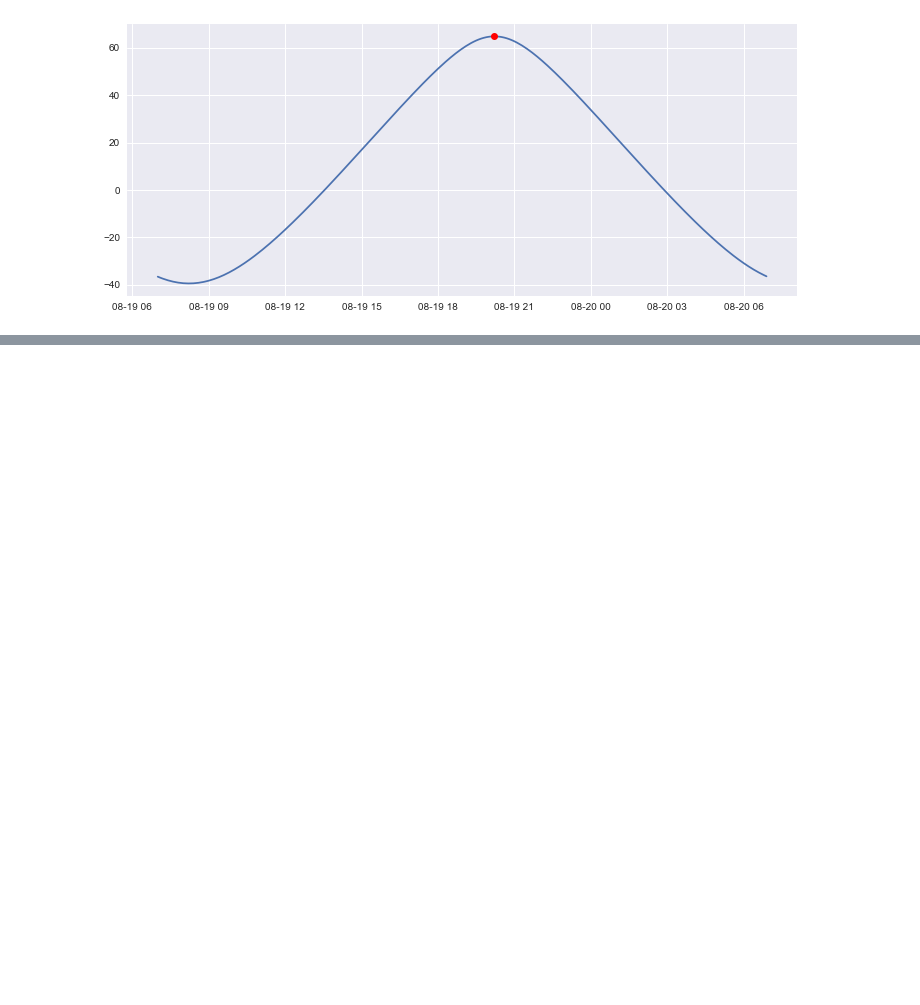
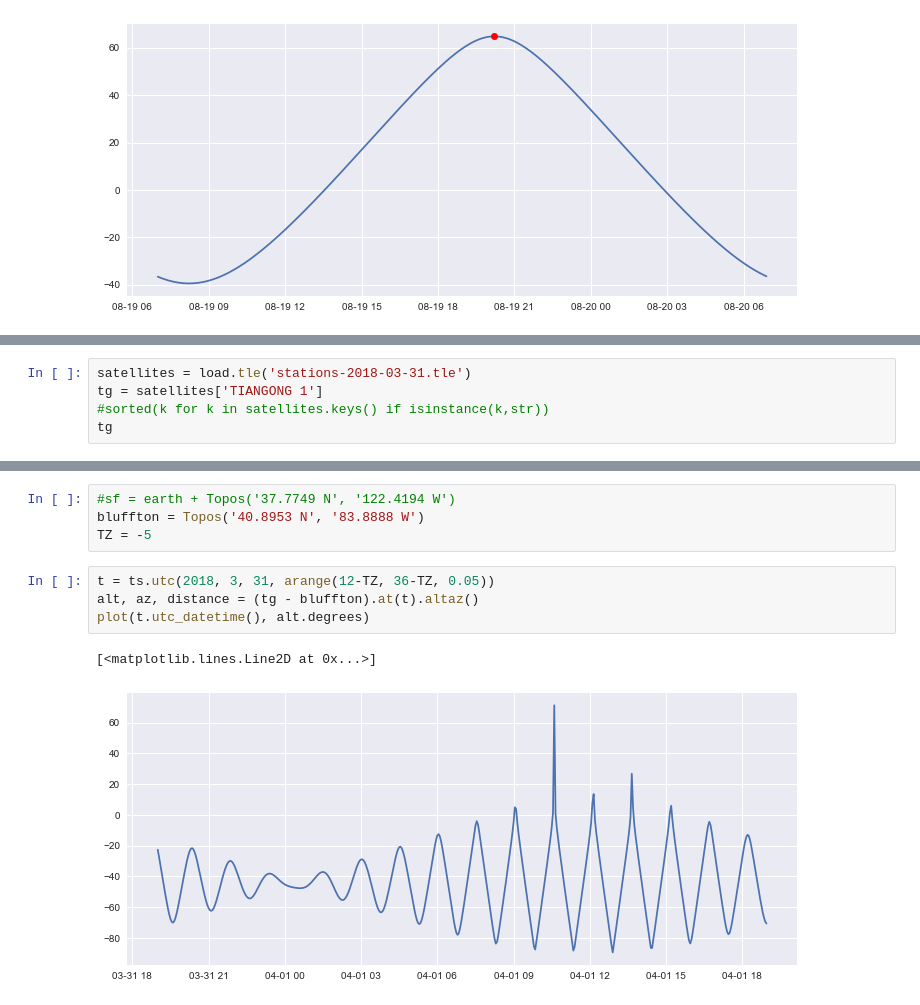
Before and after one commit to skyfielders/astronomy-notebooks, a Jupyter notebook: Talks/2018-08-pybay.ipynb, the cells around one changed output, grey strips where cells are left out. Saved outputs shown, nothing was run; the diff lists cells and outputs as text; blank space fills up the shorter version.

Commit message:
Start graphing satellite altitude

```diff
--- a/Talks/2018-08-pybay.ipynb
+++ b/Talks/2018-08-pybay.ipynb
@@ -624,0 +620,5 @@ plot(t.utc_datetime(), sunalt(t), 'ro')
+# %%
+satellites = load.tle('stations-2018-03-31.tle')
+tg = satellites['TIANGONG 1']
+#sorted(k for k in satellites.keys() if isinstance(k,str))
+tg
@@ -624,0 +627,11 @@ plot(t.utc_datetime(), sunalt(t), 'ro')
+# %%
+#sf = earth + Topos('37.7749 N', '122.4194 W')
+bluffton = Topos('40.8953 N', '83.8888 W')
+TZ = -5
+# %%
+t = ts.utc(2018, 3, 31, arange(12-TZ, 36-TZ, 0.05))
+alt, az, distance = (tg - bluffton).at(t).altaz()
+plot(t.utc_datetime(), alt.degrees)
+# %% [output]
+[<matplotlib.lines.Line2D at 0x...>]
+[figure, added]
```
Also changed, not shown: parts of 20 cells of this notebook, 1 other file.
